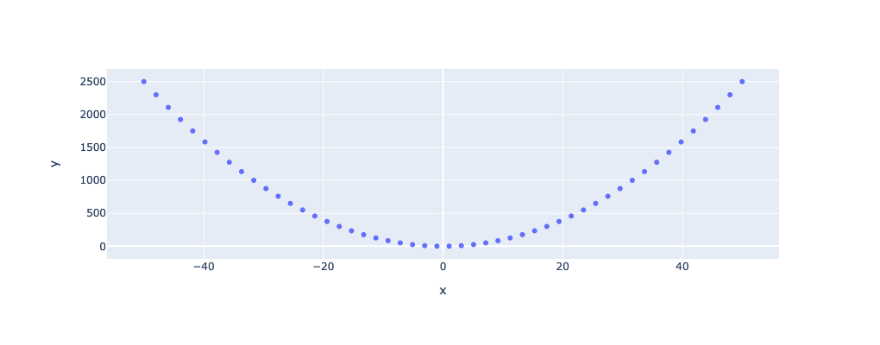
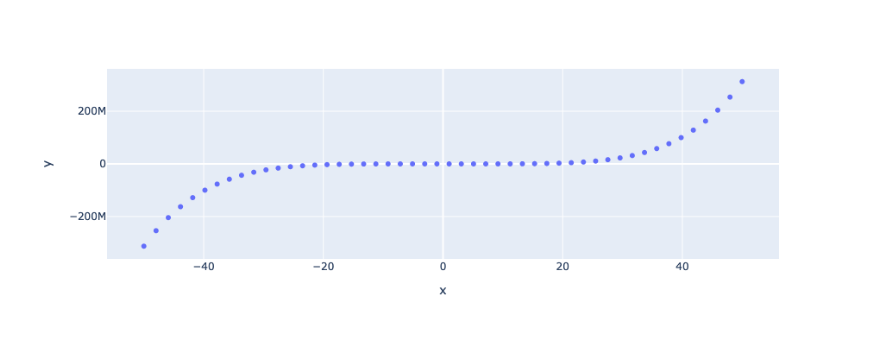
Before and after one commit to Roy214/my-notebooks, a Jupyter notebook: experiment1.ipynb, the cells around one changed output. Cells and saved outputs as stored; diff of their text form; code cells hidden in the pictures.

```diff
--- a/experiment1.ipynb
+++ b/experiment1.ipynb
@@ -4,7 +4,7 @@ import plotly.express as px
 # x-axis data points
 x = np.linspace(start=-50, stop=50)
 # y-axis data points
-y = x ** 2
+y = x ** 5
 # define the plot
 fig = px.scatter(x=x, y=y)
 fig.show()
@@ -13 +12 @@ fig.show()
-[figure, old version]
+[figure, new version]
```
Also changed, not shown: parts of 1 cell of this notebook.
